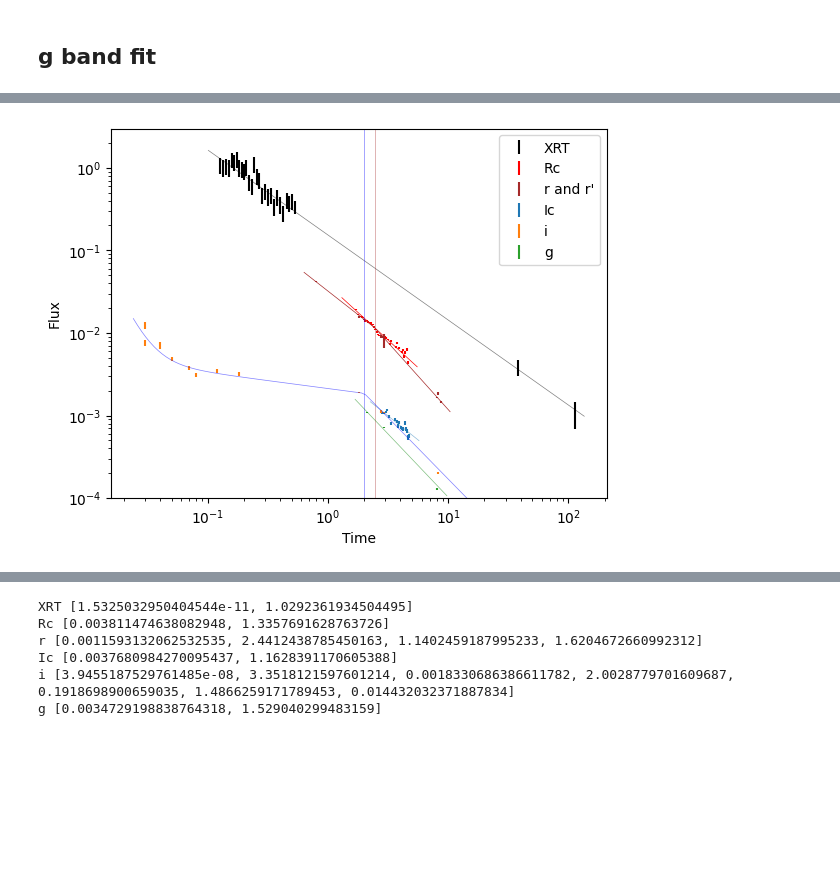
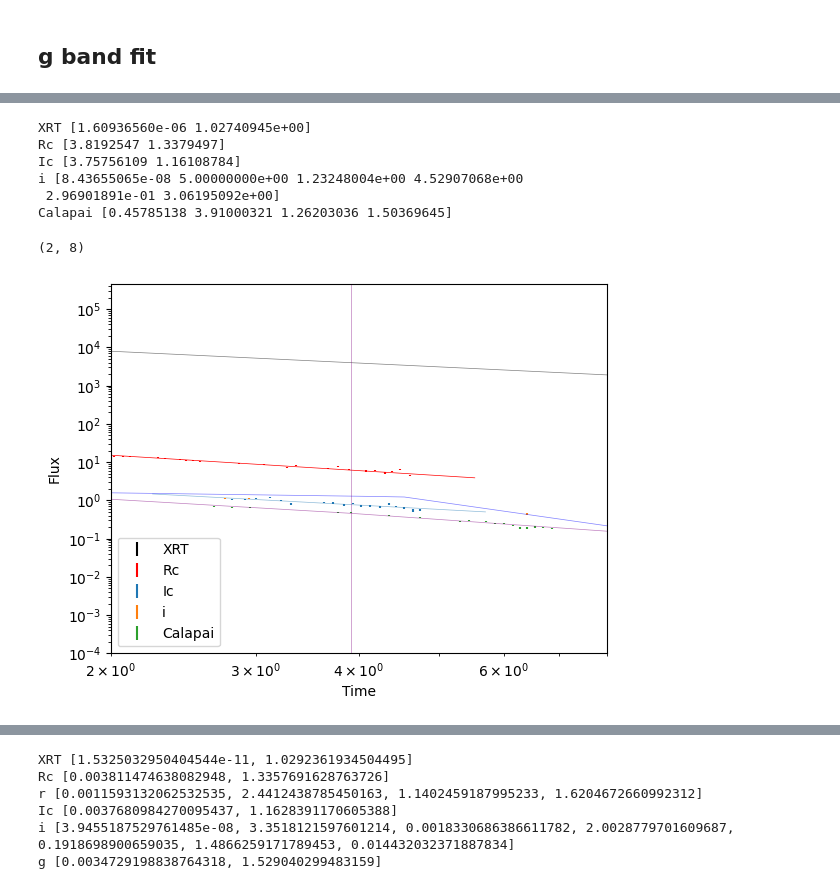
Before and after one commit to 7DimensionalTelescope/GRB251013C, a Jupyter notebook: run.ipynb, the cells around one changed output, grey strips where cells are left out. Saved outputs shown, nothing was run; the diff lists cells and outputs as text; code cells hidden in the pictures; blank space fills up the shorter version.

Commit message:
add fitting method

```diff
--- a/run.ipynb
+++ b/run.ipynb
@@ -83,5 +101,5 @@ VBox(children=(HTML(value=''), GridspecLayout(children=(HTML(value="<div style='
 # %%
 df = read_data("circular", add_converted_flux=True)
 df = filter_data(df, filter_name=["Ic"], remove_upper_limits=True, facility_name= "Leavitt")
-alz_Ic = Analyzer(df["Time"], df["flux_mJy"], power_law, y_data_error=df["flux_error_mJy"])
-alz_Ic.run()
+alz_Ic = Analyzer(df["Time"], df["flux_mJy"], broken_power_law, y_data_error=df["flux_error_mJy"])
+alz_Ic.run(method="curve_fit")
@@ -115,4 +121,4 @@ prior.update(prior_bknpl)
 # prior["alpha_d"] = "norm"
 
 alz_i = Analyzer(df["Time"], df["flux_mJy"], combined_func, param_bounds=param_bounds, prior=prior, y_data_error=df["flux_error_mJy"])
-alz_i.run()
+alz_i.run(method="curve_fit")
@@ -183,0 +168,15 @@ KeyError: 0
+# %%
+from code.functions import smooth_broken_power_law
+
+
+df = read_data("circular", add_converted_flux=True)
+df = filter_data(df, filter_name=["Rc"], remove_upper_limits=True, facility_name= "Leavitt")
+
+st = 20
+alz_Rc = Analyzer(df["Time"][st:], df["flux_mJy"][st:], power_law, y_data_error=df["flux_error_mJy"][st:])
+alz_Rc.run(method="curve_fit")
+# %%
+df = read_data("circular", add_converted_flux=True)
+filtered_df = filter_data(df, remove_upper_limits=True, facility_name= "Calapai")
+alz_calapai = Analyzer(filtered_df["Time"], filtered_df["flux_mJy"], broken_power_law, y_data_error=filtered_df["flux_error_mJy"])
+alz_calapai.run(method="curve_fit")
@@ -184,29 +199,44 @@ KeyError: 0
 # %%
 alz_xrt.plot_data(scale=1e10, color="k", label="XRT")
 alz_xrt.plot_model(color="k", scale=1e10, lw=0.5, alpha=0.5)
+print("XRT", alz_xrt.best_fit_params)
 
 alz_Rc.plot_data(scale=10, color="red", label="Rc")
 alz_Rc.plot_model(color="red", scale=10, lw=0.5)
+print("Rc", alz_Rc.best_fit_params)
 
-alz_r.plot_data(scale=10, color="brown", label="r and r'")
-alz_r.plot_model(color="brown", scale=10, lw=0.5)
-plt.axvline(alz_r.best_fit_params[1], color="brown", lw=0.5, alpha=0.5)
+# alz_r.plot_data(scale=10, color="brown", label="r and r'")
+# alz_r.plot_model(color="brown", scale=10, lw=0.5)
+# plt.axvline(alz_r.best_fit_params[1], color="brown", lw=0.5, alpha=0.5)
 
 alz_Ic.plot_data(label="Ic")
 alz_Ic.plot_model(color="C0", lw=0.5, alpha=0.5)
+print("Ic", alz_Ic.best_fit_params)
 
 alz_i.plot_data(label="i")
 alz_i.plot_model(color="blue", lw=0.5, alpha=0.5)
-plt.axvline(alz_i.best_fit_params[3], color="blue", lw=0.5, alpha=0.5)
+#plt.axvline(alz_i.best_fit_params[3], color="blue", lw=0.5, alpha=0.5)
+print("i", alz_i.best_fit_params)
 
-
-alz_g.plot_data(label="g")
-alz_g.plot_model(color="green", lw=0.5, alpha=0.5)
+alz_calapai.plot_data(label="Calapai")
+alz_calapai.plot_model(color="purple", lw=0.5, alpha=0.5)
+plt.axvline(alz_calapai.best_fit_params[1], color="purple", lw=0.5, alpha=0.5)
+print("Calapai", alz_calapai.best_fit_params)
+# alz_g.plot_data(label="g")
+# alz_g.plot_model(color="green", lw=0.5, alpha=0.5)
 
 
 plt.legend()
 
 plt.ylim(1e-4,)
-plt.show()
+
+plt.xlim(2, 8)
 # %% [output]
+XRT [1.60936560e-06 1.02740945e+00]
+Rc [3.8192547 1.3379497]
+Ic [3.75756109 1.16108784]
+i [8.43655065e-08 5.00000000e+00 1.23248004e+00 4.52907068e+00
+ 2.96901891e-01 3.06195092e+00]
+Calapai [0.45785138 3.91000321 1.26203036 1.50369645]
+(2, 8)
-[figure, old version]
+[figure, new version]
```
Also changed, not shown: parts of 20 cells of this notebook, 9 other files.
